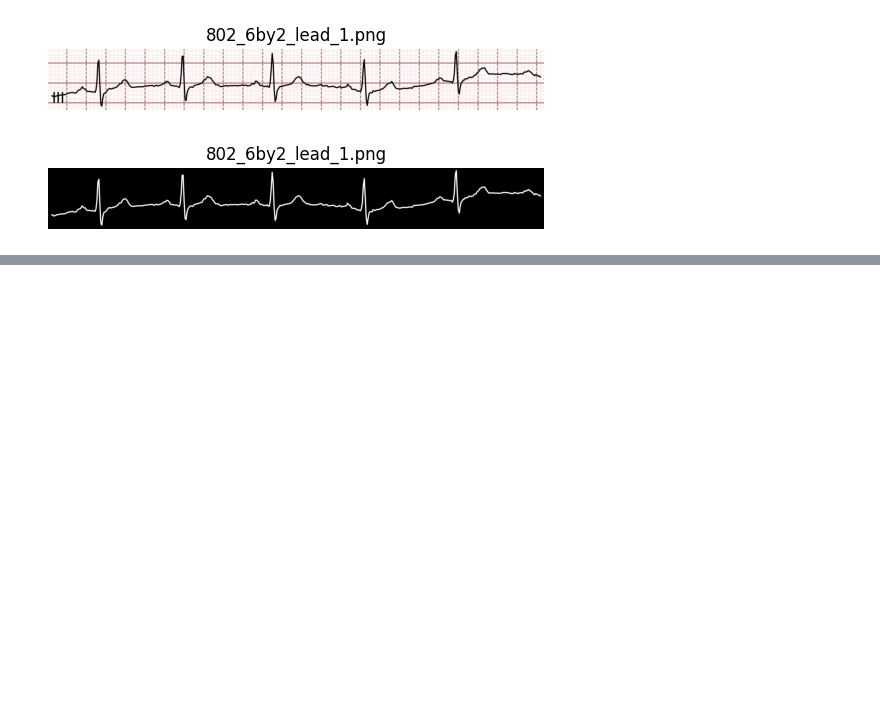
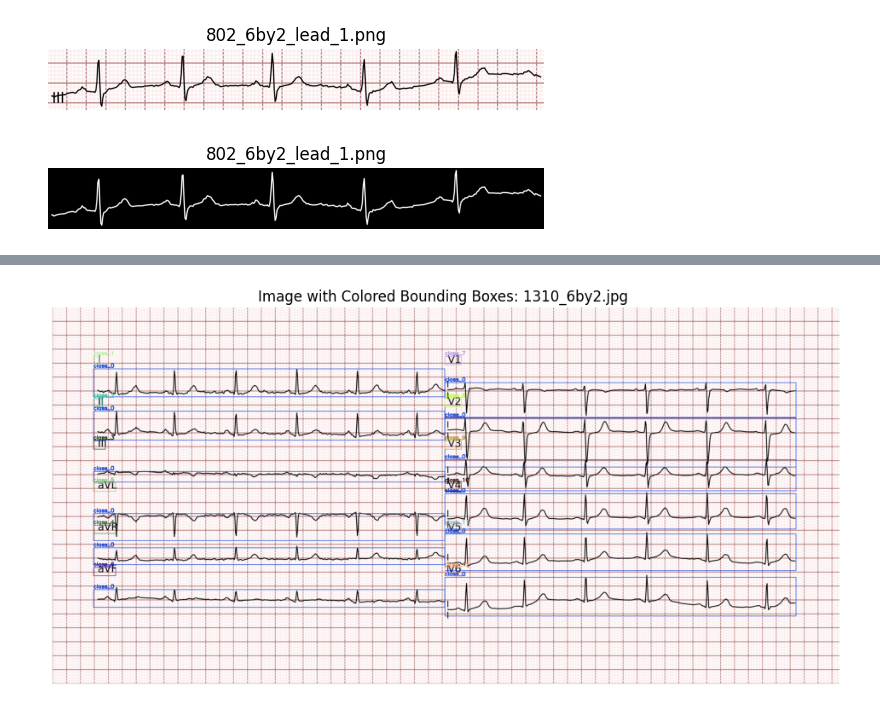
Before and after one commit to abdullah-mansoor3/ecg-digitization, a Jupyter notebook: notebooks/eda.ipynb, the cells around one changed output, grey strips where cells are left out. Cells and saved outputs as stored; diff of their text form; code cells hidden in the pictures; blank space fills up the shorter version.

```diff
--- a/notebooks/eda.ipynb
+++ b/notebooks/eda.ipynb
@@ -77,0 +203,4 @@ for img_name in sample:
+# %%
+draw_bboxes_on_image('../data/segmentation-dataset-6by2/test/images', '../data/segmentation-dataset-6by2/test/labels')
+# %% [output]
+[figure, added]
```
Also changed, not shown: parts of 4 cells of this notebook, 6 other files.
